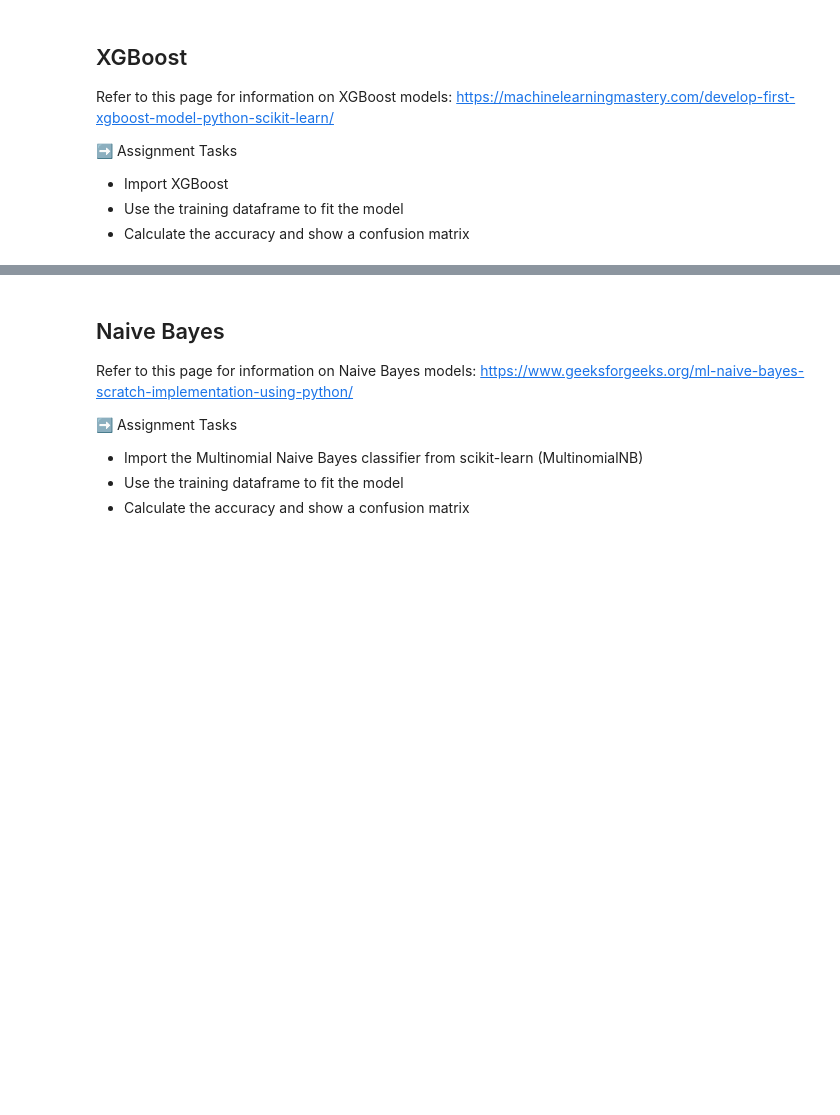
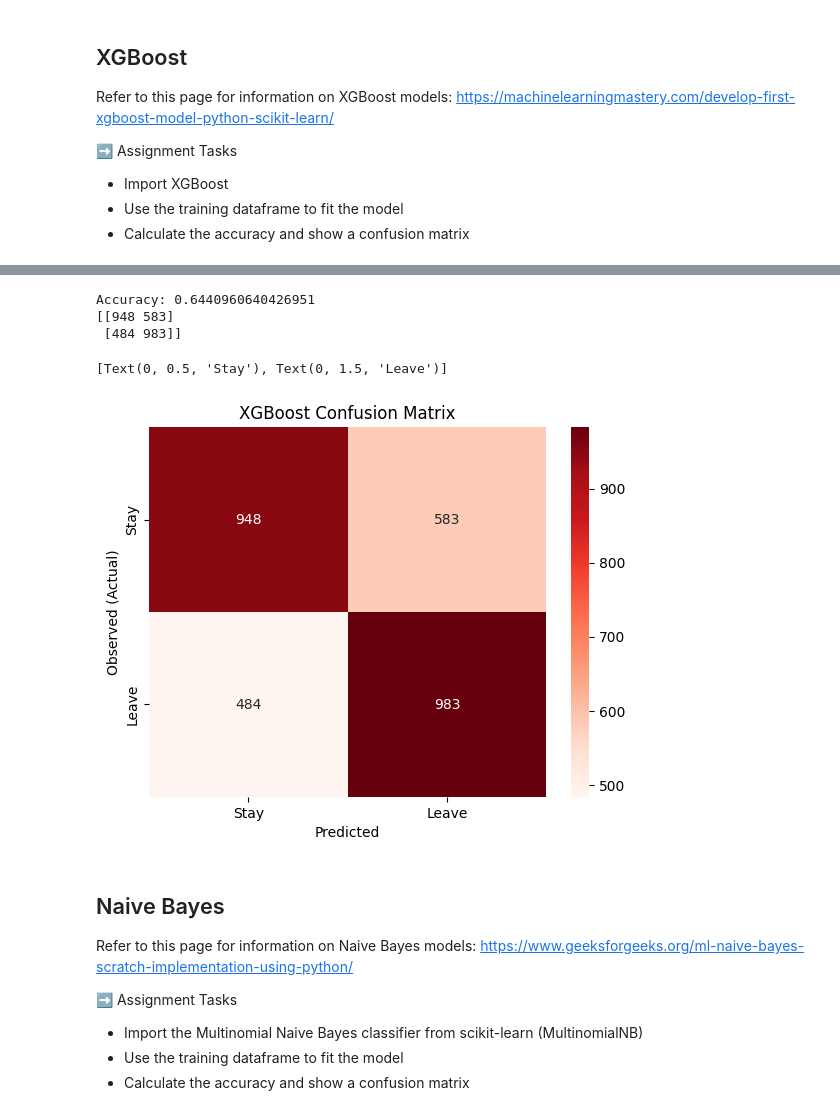
Before and after one commit to MHN-Main/4487, a Jupyter notebook: Labs/Scripts/lab_12_megatelco_xgboost_bayes.ipynb, the cells around one changed output, grey strips where cells are left out. Cells and saved outputs as stored; diff of their text form; code cells hidden in the pictures; blank space fills up the shorter version.

```diff
--- a/Labs/Scripts/lab_12_megatelco_xgboost_bayes.ipynb
+++ b/Labs/Scripts/lab_12_megatelco_xgboost_bayes.ipynb
@@ -65,3 +65,6 @@ from sklearn.metrics import confusion_matrix
 ➡️ Assignment Tasks
 - Import data from the Megatelco dataset into a dataframe (in GitHub go to Labs > DataSets)
 - Describe or profile the dataframe
+# %%
+df = pd.read_csv('https://github.com/Stan-Pugsley/is_4487_base/blob/main/Labs/DataSets/megatelco_leave_survey.csv?raw=true')
+df.describe()
@@ -246,0 +350,4 @@ Refer to this page for information on XGBoost models: https://machinelearningma
+# %%
+#fit tree
+xgb_model = XGBClassifier(enable_categorical=True)
+xgb_model.fit(x_train, y_train)
@@ -247,3 +366,22 @@ Refer to this page for information on XGBoost models: https://machinelearningma
+# %%
+#display confusion matrix and accuracy
+y_pred_xgb = xgb_model.predict(x_test)
+accuracy_xgb = metrics.accuracy_score(y_test, y_pred_xgb)
+print("Accuracy:", accuracy_xgb)
+cm_xgb = confusion_matrix(y_test, y_pred_xgb)
+print(cm_xgb)
+cm_xgb_heatmap = sns.heatmap(cm_xgb, annot=True, fmt='d', cmap='Reds')
+cm_xgb_heatmap.set_title('XGBoost Confusion Matrix');
+cm_xgb_heatmap.set_xlabel('Predicted')
+cm_xgb_heatmap.set_ylabel('Observed (Actual)');
+cm_xgb_heatmap.xaxis.set_ticklabels(['Stay','Leave'])
+cm_xgb_heatmap.yaxis.set_ticklabels(['Stay','Leave'])
+# %% [output]
+Accuracy: 0.6440960640426951
+[[948 583]
+ [484 983]]
+[Text(0, 0.5, 'Stay'), Text(0, 1.5, 'Leave')]
+[figure, added]
 # %% [markdown]
 ## Naive Bayes
 
```
Also changed, not shown: parts of 21 cells of this notebook.
